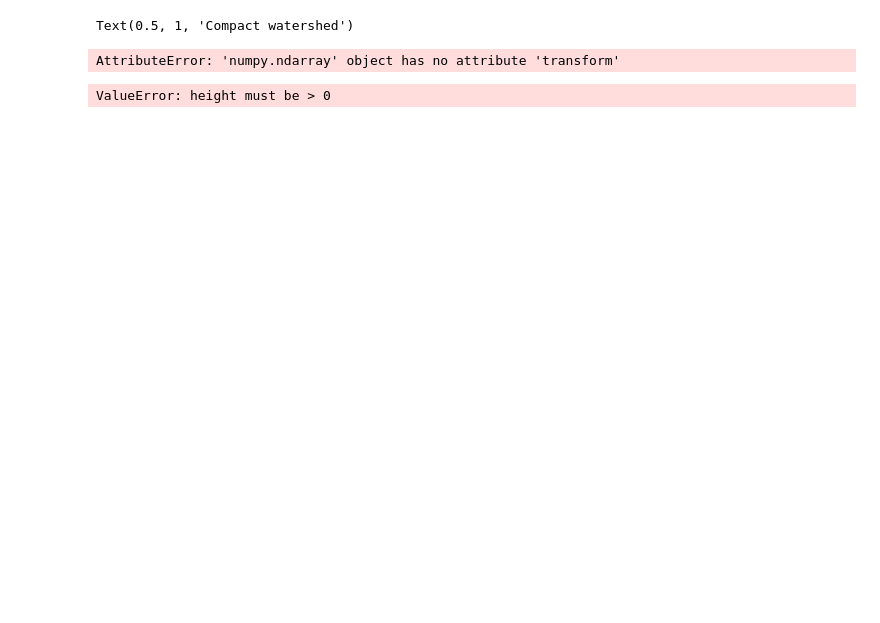
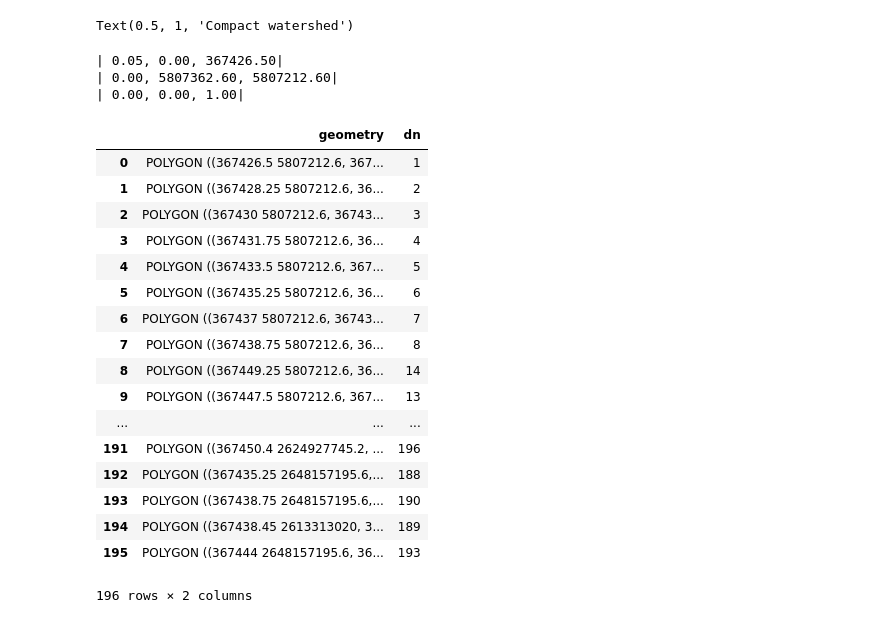
Before and after one commit to TasnuvaShabnam/learn_python, a Jupyter notebook: Compact Watershed.ipynb, the cells around one changed output. Saved outputs shown, nothing was run; the diff lists cells and outputs as text; code cells hidden in the pictures; blank space fills up the shorter version.

```diff
--- a/Compact Watershed.ipynb
+++ b/Compact Watershed.ipynb
@@ -32,2 +42,2 @@ src.shape
 # %%
-image = src.read([1,2,3], window = Window(5000, 5000, 500, 500))
+image = src.read([1,2,3], window = Window(3000, 3000, 500, 500))
@@ -63,4 +69,7 @@ seeds = np.zeros(img.shape, dtype=int)
 # %%
+edges = filters.sobel(img)
+grid = util.regular_grid(img.shape, n_points=200)
+seeds = np.zeros(img.shape, dtype=int)
 seeds[grid] = np.arange(seeds[grid].size).reshape(seeds[grid].shape) + 1
 # %%
 w0 = watershed(edges, seeds)
@@ -108,4 +165,0 @@ from rasterio import Affine
-# %%
-rasterio.transform.xy (image.transform, 5000, 5000)
-# %% [output]
-AttributeError: 'numpy.ndarray' object has no attribute 'transform'
@@ -114,5 +166,13 @@ image.transform
+# %%
+a = src.transform
+affine2 = Affine(a.a, a.b, (src.transform * (3000, 3000)) [0], a.d, a.f, (src.transform * (3000, 3000)) [1])
+print (affine2)
+# %% [output]
+| 0.05, 0.00, 367426.50|
+| 0.00, 5807362.60, 5807212.60|
+| 0.00, 0.00, 1.00|
 # %%
-shps = features.shapes(ras, transform=src.transform)
+shps = features.shapes(w1, transform=affine2)
 records = []
 
 for id, shp in enumerate(shps):
@@ -124,5 +184,24 @@ for id, shp in enumerate(shps):
 
 vec = GeoDataFrame.from_features(records)
 vec.crs = src.crs
-# %% [output]
-ValueError: height must be > 0
+# %%
+vec
+# %% [output]
+|  | geometry | dn |
+| 0 | POLYGON ((367426.5 5807212.6, 367... | 1 |
+| 1 | POLYGON ((367428.25 5807212.6, 36... | 2 |
+| 2 | POLYGON ((367430 5807212.6, 36743... | 3 |
+| 3 | POLYGON ((367431.75 5807212.6, 36... | 4 |
+| 4 | POLYGON ((367433.5 5807212.6, 367... | 5 |
+| 5 | POLYGON ((367435.25 5807212.6, 36... | 6 |
+| 6 | POLYGON ((367437 5807212.6, 36743... | 7 |
+| 7 | POLYGON ((367438.75 5807212.6, 36... | 8 |
+| 8 | POLYGON ((367449.25 5807212.6, 36... | 14 |
+| 9 | POLYGON ((367447.5 5807212.6, 367... | 13 |
+| ... | ... | ... |
+| 191 | POLYGON ((367450.4 2624927745.2, ... | 196 |
+| 192 | POLYGON ((367435.25 2648157195.6,... | 188 |
+| 193 | POLYGON ((367438.75 2648157195.6,... | 190 |
+| 194 | POLYGON ((367438.45 2613313020, 3... | 189 |
+| 195 | POLYGON ((367444 2648157195.6, 36... | 193 |
+196 rows × 2 columns
```
Also changed, not shown: parts of 38 cells of this notebook.
